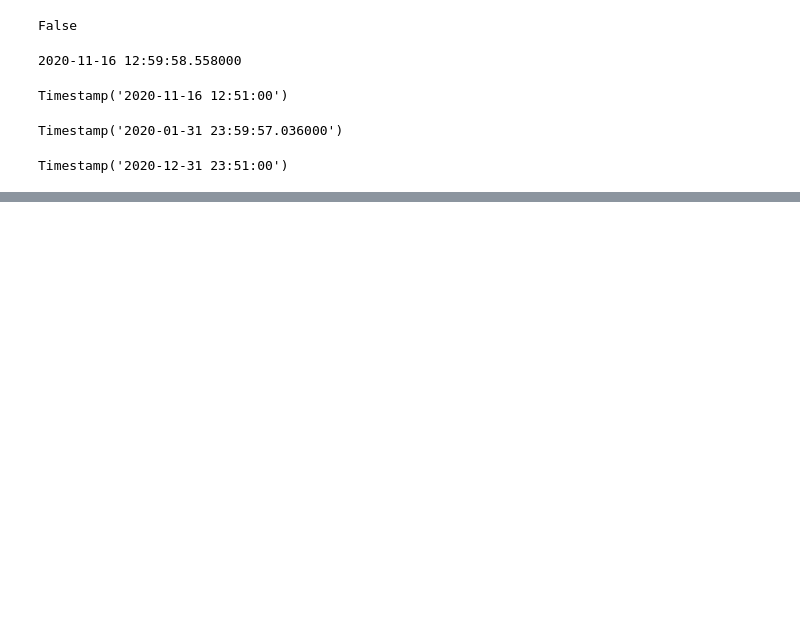
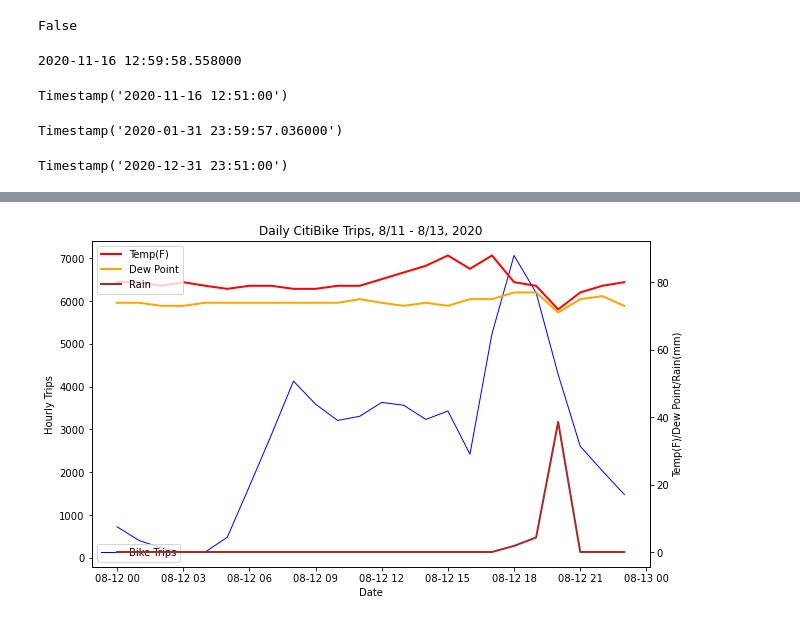
Before and after one commit to leckieje/fair_weather_cyclists, a Jupyter notebook: bike_weather_20.ipynb, the cells around one changed output, grey strips where cells are left out. Drawn from its saved outputs; the diff is of its cells as text; code cells hidden in the pictures; blank space fills up the shorter version.

```diff
--- a/bike_weather_20.ipynb
+++ b/bike_weather_20.ipynb
@@ -1003,0 +1025,4 @@ chart_ride_weather(july_xy_wk, ax, 'July 7-17')
+# %%
+chart_period(8, 11, 13)
+# %% [output]
+[figure, added]
```
Also changed, not shown: parts of 82 cells of this notebook.
